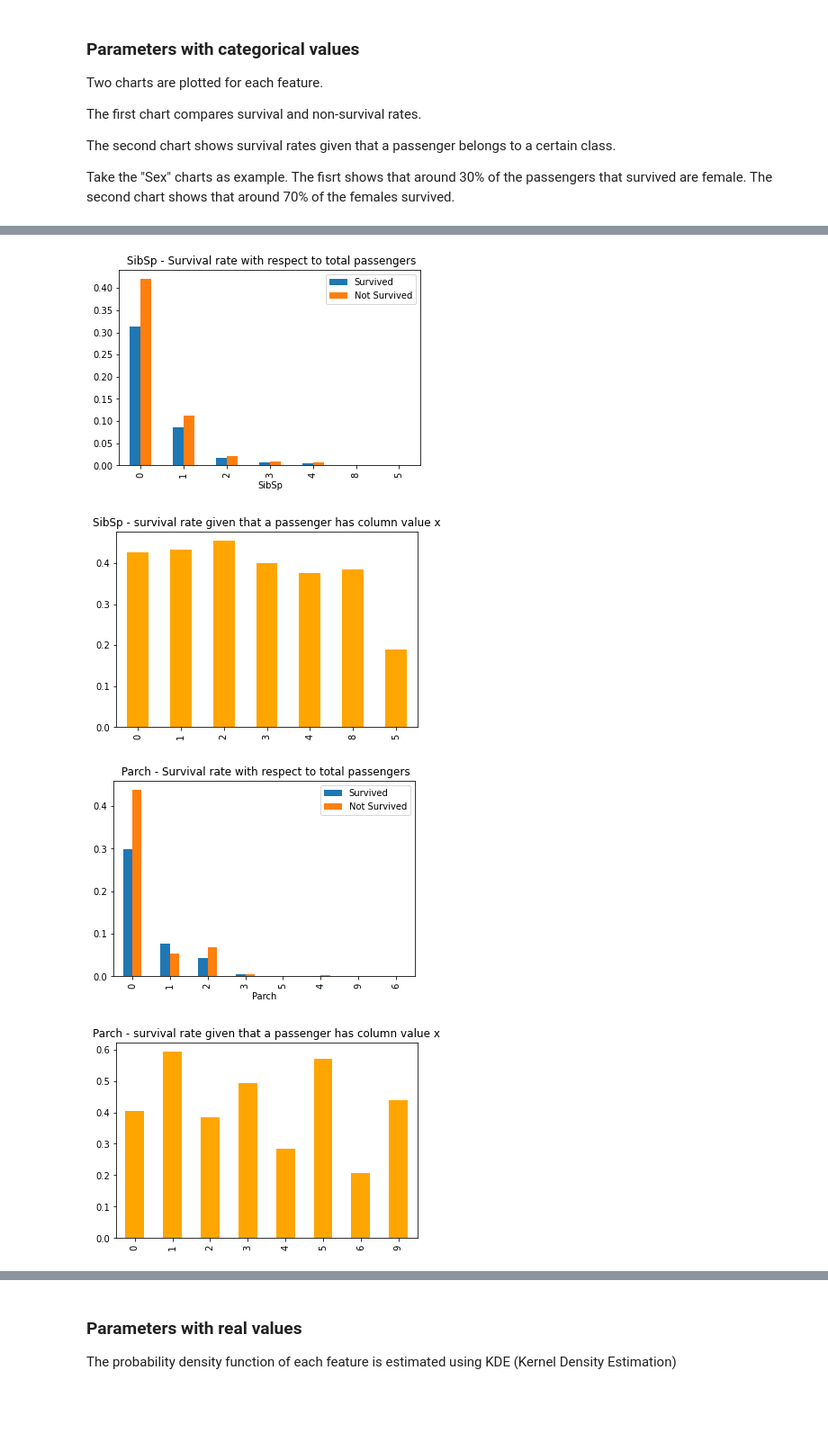
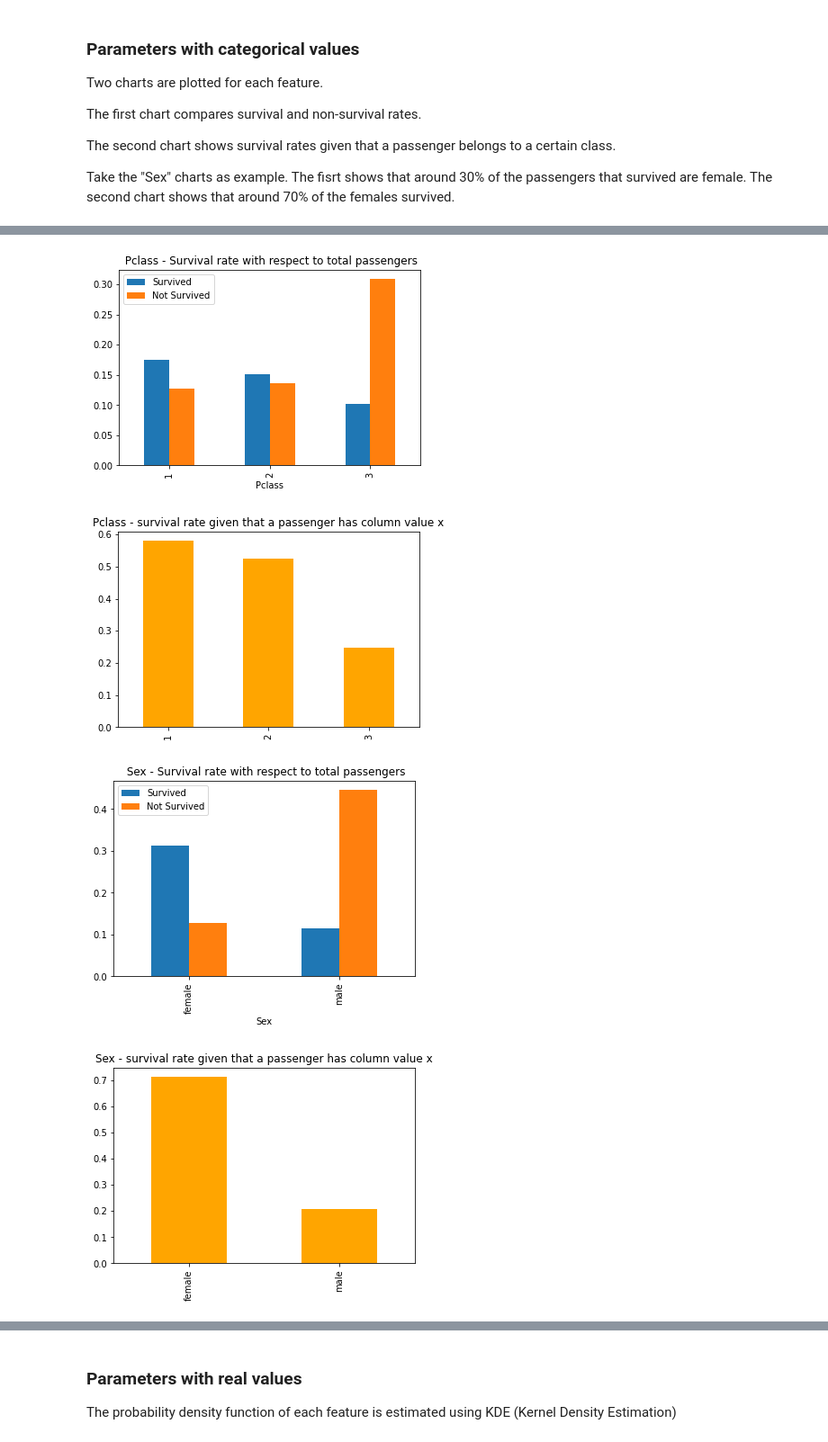
Before and after one commit to renatalucia/KaggleTPSApril21, a Jupyter notebook: KagglePlaygroundApril21.ipynb, the cells around one changed output, grey strips where cells are left out. Shown at 90% size. Cells and saved outputs as stored; diff of their text form; code cells hidden in the pictures; blank space fills up the shorter version.

```diff
--- a/KagglePlaygroundApril21.ipynb
+++ b/KagglePlaygroundApril21.ipynb
@@ -134,15 +176,0 @@ for col in df_train.columns:
-# %%
-# count occurrences of each feature value (test dataset)
-df_counts_test = {}
-for col in df_test.columns:
-
-  if col=="PassengerId":
-    continue
-  if col=="Survived":
-    continue
-  if col=="Name":
-    continue
-
-  s = df_test[col].value_counts()
-  df_feat_dist = pd.DataFrame({col: s.index, "sum":s.values})
-  df_counts_test[col] = df_feat_dist
@@ -149,5 +186,27 @@ for col in df_test.columns:
 # %% [markdown]
 ### Plot distributions of features with categorical values
+# %%
+# count occurrences of each feature value (train dataset)
+df_counts_train = {}
+for col in df_train.columns:
+
+  if col in ["PassengerId", "Survived", "Name", "Ticket"]:
+    continue
+
+  s = df_train[col].value_counts()
+  df_feat_dist = pd.DataFrame({col: s.index, "sum":s.values})
+  df_counts_train[col] = df_feat_dist
+# %%
+# count occurrences of each feature value (test dataset)
+df_counts_test = {}
+for col in df_test.columns:
+
+  if col in ["PassengerId", "Survived", "Name", "Ticket"]:
+    continue
+
+  s = df_test[col].value_counts()
+  df_feat_dist = pd.DataFrame({col: s.index, "sum":s.values})
+  df_counts_test[col] = df_feat_dist
 # %%
 
 # importing pandas library
@@ -312,11 +318,11 @@ Take the "Sex" charts as example. The fisrt shows that around 30% of the passeng
 total_pessengers = len(df_train)
 for col in df_train.columns:
 
-
-  if col not in  ["Sex, ""Pclass", "SibSp","Parch",
-                 "Embarked", "Cabin_code"]:
+  if col not in  ["Sex", "Pclass", "SibSp","Parch",
+                 "Embarked"]:
 
     continue
+
 
   df_survived = df_train.loc[df_train['Survived'] == 1][col].value_counts()
   df_survived_perc = df_survived / total_pessengers
@@ -330,34 +336,34 @@ for col in df_train.columns:
   for k, v in df_survived_perc.items():
     xlabels.append(k)
     y1values.append(df_survived_perc[k])
     y2values.append(df_not_survived_perc[k])
 
   df = pd.DataFrame({
       col: xlabels,
       'Survived': y1values,
       'Not Survived': y2values
   })
 
   df.plot(x=col,
           y=["Survived", "Not Survived"],
           kind="bar",
           title=" {} - Survival rate".format(col) +
             " with respect to total passengers")
   plt.show()
 
   df_total = df_train[col].value_counts()
 
   df_survived_perc = df_survived / df_total
   df_survived_perc.plot(x=df_survived_perc.values,
                         y=np.array(df_survived_perc.index),
                         kind="bar",
                         color = "orange",
                         title="{} - survival rate".format(col)+
                           " given that a passenger has column value x")
   plt.show()
   print()
 # %% [output]
-[figure, old version]
+[figure, new version]
-[figure, old version]
+[figure, new version]
-[figure, old version]
+[figure, new version]
-[figure, old version]
+[figure, new version]
```
Also changed, not shown: parts of 23 cells of this notebook.
